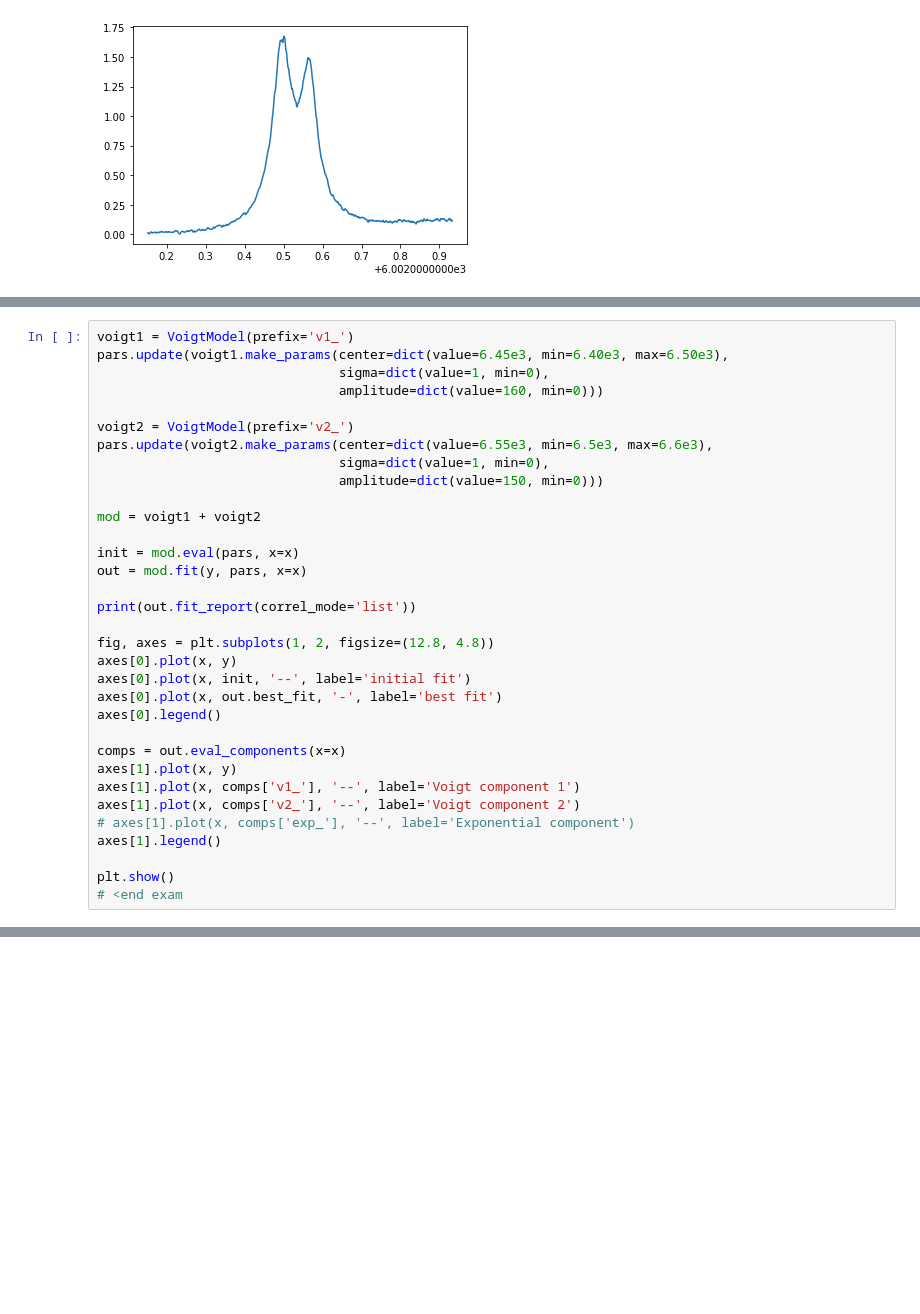
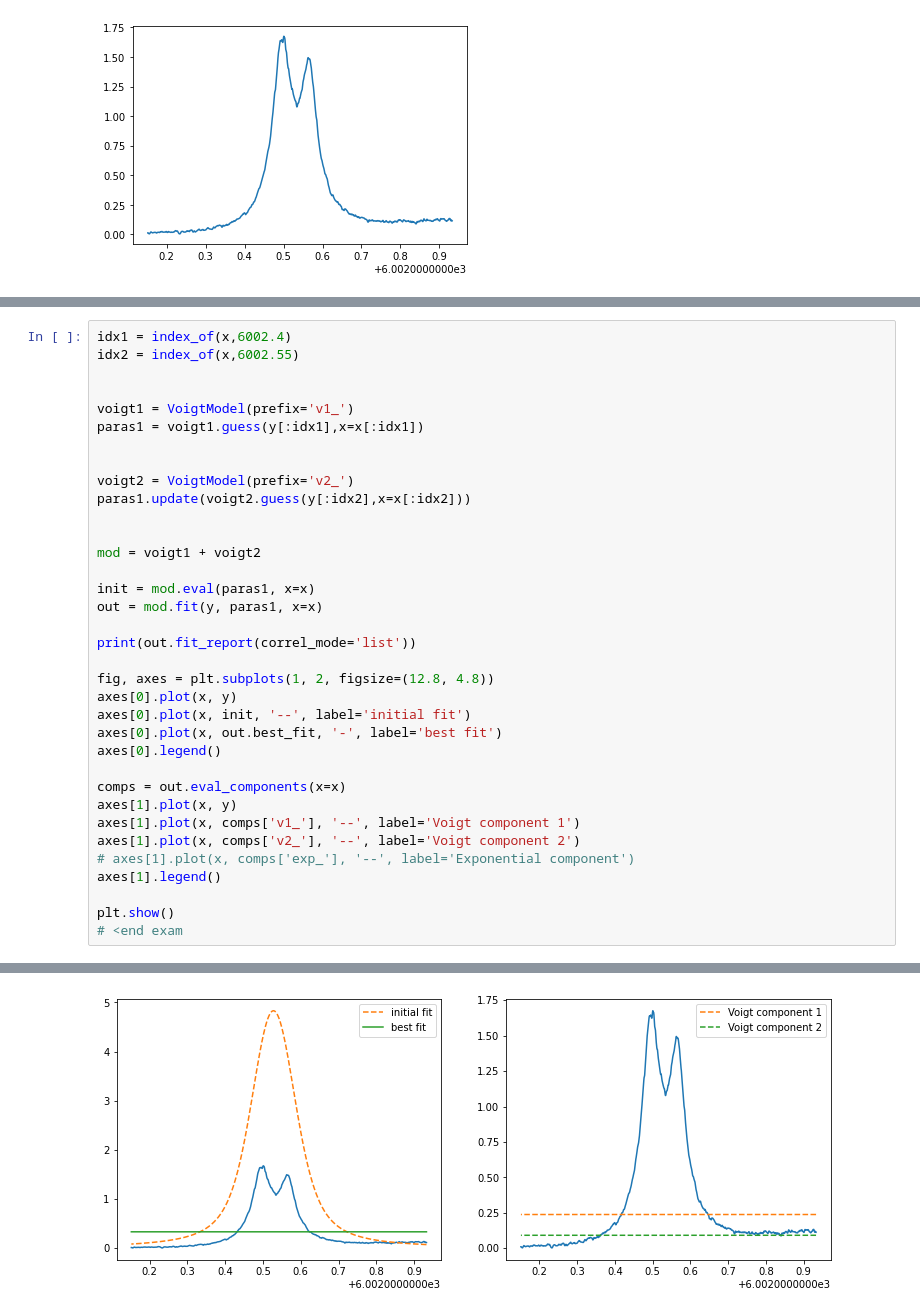
Before and after one commit to ben-sappey/code-astro-group12, a Jupyter notebook: test.ipynb, the cells around one changed output, grey strips where cells are left out. Drawn from its saved outputs; the diff is of its cells as text; blank space fills up the shorter version.

```diff
--- a/test.ipynb
+++ b/test.ipynb
@@ -90,18 +91,20 @@ print(out.fit_report(min_correl=0.25))
 # %%
+idx1 = index_of(x,6002.4)
+idx2 = index_of(x,6002.55)
+
+
 voigt1 = VoigtModel(prefix='v1_')
-pars.update(voigt1.make_params(center=dict(value=6.45e3, min=6.40e3, max=6.50e3),
-                               sigma=dict(value=1, min=0),
-                               amplitude=dict(value=160, min=0)))
+paras1 = voigt1.guess(y[:idx1],x=x[:idx1])
+
 
 voigt2 = VoigtModel(prefix='v2_')
-pars.update(voigt2.make_params(center=dict(value=6.55e3, min=6.5e3, max=6.6e3),
-                               sigma=dict(value=1, min=0),
-                               amplitude=dict(value=150, min=0)))
+paras1.update(voigt2.guess(y[:idx2],x=x[:idx2]))
+
 
 mod = voigt1 + voigt2
 
-init = mod.eval(pars, x=x)
-out = mod.fit(y, pars, x=x)
+init = mod.eval(paras1, x=x)
+out = mod.fit(y, paras1, x=x)
 
 print(out.fit_report(correl_mode='list'))
 
@@ -140,0 +144 @@ plt.show()
+[figure, added]
```
Also changed, not shown: parts of 10 cells of this notebook, 4 other files.
